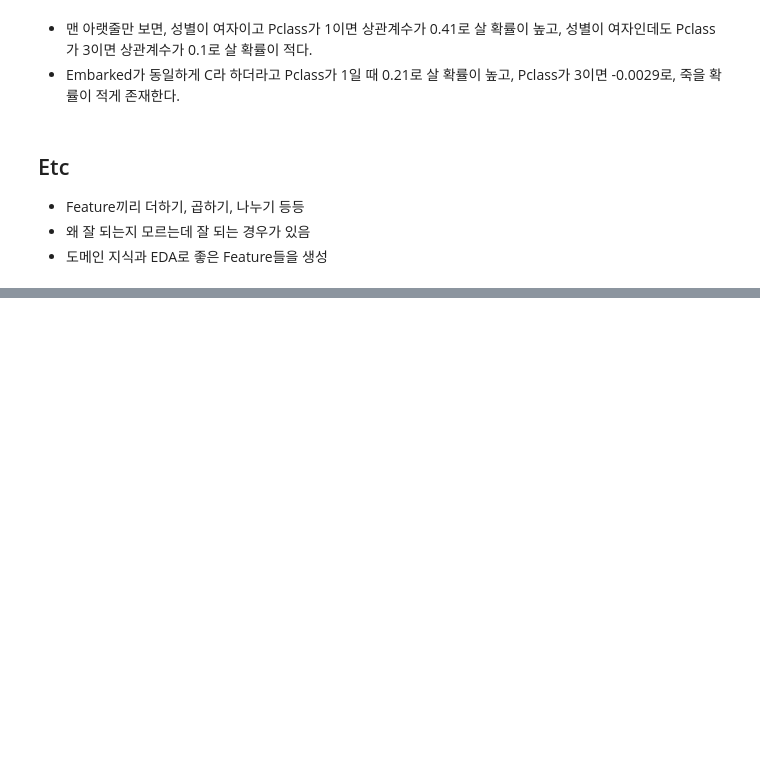
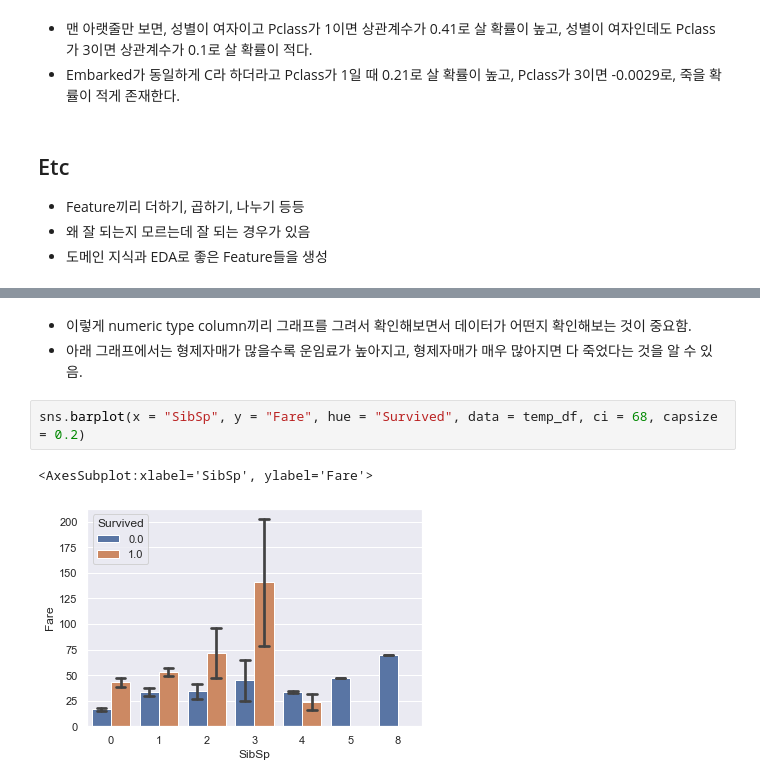
Before and after one commit to yongchoooon/TIL, a Jupyter notebook: ML/Data_Preprocessing/Data_Preprocessing_789.ipynb, the cells around one changed output, grey strips where cells are left out. Saved outputs shown, nothing was run; the diff lists cells and outputs as text; blank space fills up the shorter version.

```diff
--- a/ML/Data_Preprocessing/Data_Preprocessing_789.ipynb
+++ b/ML/Data_Preprocessing/Data_Preprocessing_789.ipynb
@@ -181,0 +212,8 @@ ax = sns.heatmap(corr, annot = True, linewidths = 0.5, cmap = "YlGnBu")
+# %% [markdown]
+- 이렇게 numeric type column끼리 그래프를 그려서 확인해보면서 데이터가 어떤지 확인해보는 것이 중요함.
+- 아래 그래프에서는 형제자매가 많을수록 운임료가 높아지고, 형제자매가 매우 많아지면 다 죽었다는 것을 알 수 있음.
+# %%
+sns.barplot(x = "SibSp", y = "Fare", hue = "Survived", data = temp_df, ci = 68, capsize = 0.2)
+# %% [output]
+<AxesSubplot:xlabel='SibSp', ylabel='Fare'>
+[figure, added]
```
Also changed, not shown: parts of 83 cells of this notebook, 4 other files.
